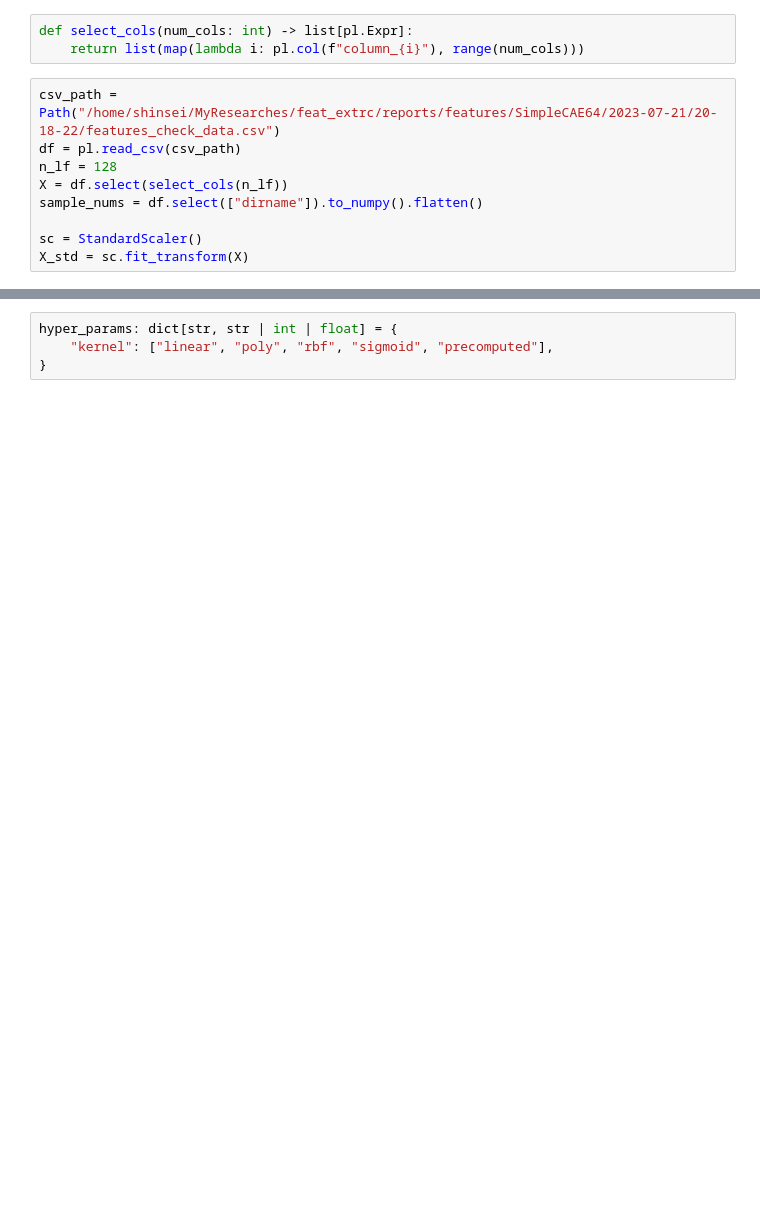
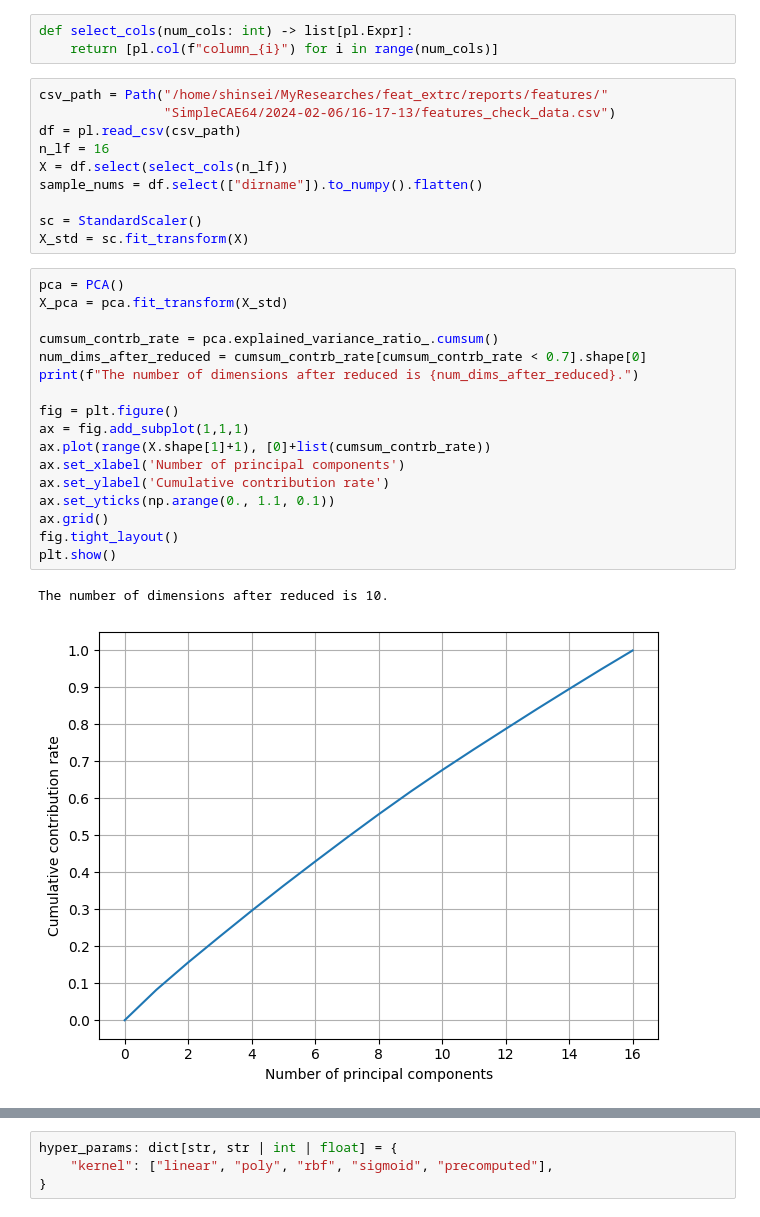
Before and after one commit to RyuichiShinseiB/Feature_extraction, a Jupyter notebook: notebooks/one_class_SVM_test.ipynb, the cells around one changed output, grey strips where cells are left out. Drawn from its saved outputs; the diff is of its cells as text; blank space fills up the shorter version.

```diff
--- a/notebooks/one_class_SVM_test.ipynb
+++ b/notebooks/one_class_SVM_test.ipynb
@@ -14,13 +15,34 @@ from sklearn import svm
 from sklearn.preprocessing import StandardScaler
 # %%
 def select_cols(num_cols: int) -> list[pl.Expr]:
-    return list(map(lambda i: pl.col(f"column_{i}"), range(num_cols)))
+    return [pl.col(f"column_{i}") for i in range(num_cols)]
 # %%
-csv_path = Path("/home/shinsei/MyResearches/feat_extrc/reports/features/SimpleCAE64/2023-07-21/20-18-22/features_check_data.csv")
+csv_path = Path("/home/shinsei/MyResearches/feat_extrc/reports/features/"
+                "SimpleCAE64/2024-02-06/16-17-13/features_check_data.csv")
 df = pl.read_csv(csv_path)
-n_lf = 128
+n_lf = 16
 X = df.select(select_cols(n_lf))
 sample_nums = df.select(["dirname"]).to_numpy().flatten()
 
 sc = StandardScaler()
 X_std = sc.fit_transform(X)
+# %%
+pca = PCA()
+X_pca = pca.fit_transform(X_std)
+
+cumsum_contrb_rate = pca.explained_variance_ratio_.cumsum()
+num_dims_after_reduced = cumsum_contrb_rate[cumsum_contrb_rate < 0.7].shape[0]
+print(f"The number of dimensions after reduced is {num_dims_after_reduced}.")
+
+fig = plt.figure()
+ax = fig.add_subplot(1,1,1)
+ax.plot(range(X.shape[1]+1), [0]+list(cumsum_contrb_rate))
+ax.set_xlabel('Number of principal components')
+ax.set_ylabel('Cumulative contribution rate')
+ax.set_yticks(np.arange(0., 1.1, 0.1))
+ax.grid()
+fig.tight_layout()
+plt.show()
+# %% [output]
+The number of dimensions after reduced is 10.
+[figure, added]
```
Also changed, not shown: parts of 13 cells of this notebook.
